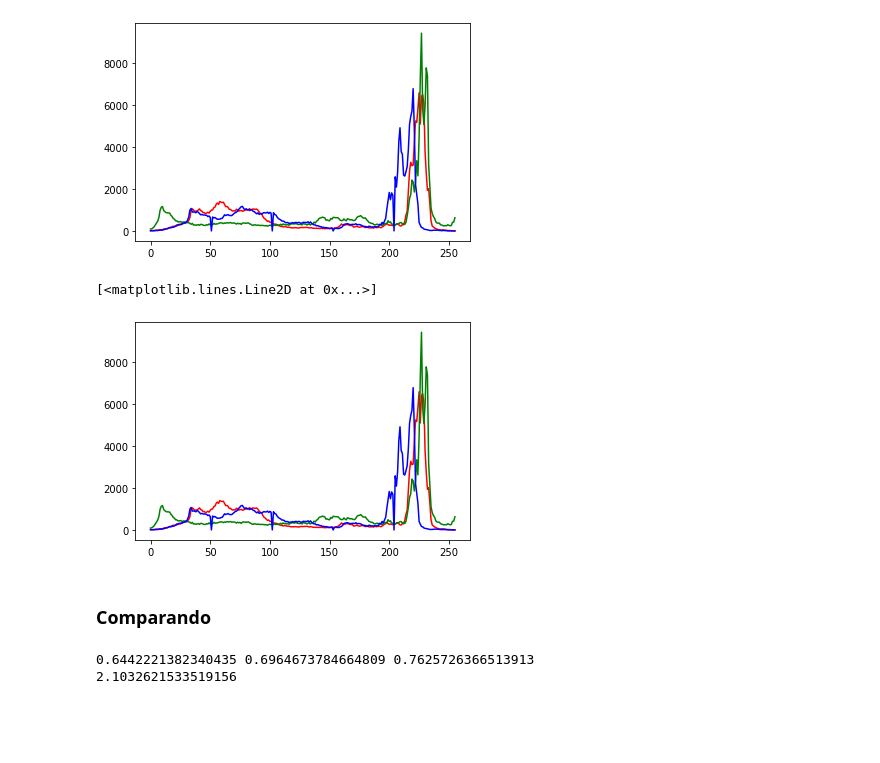
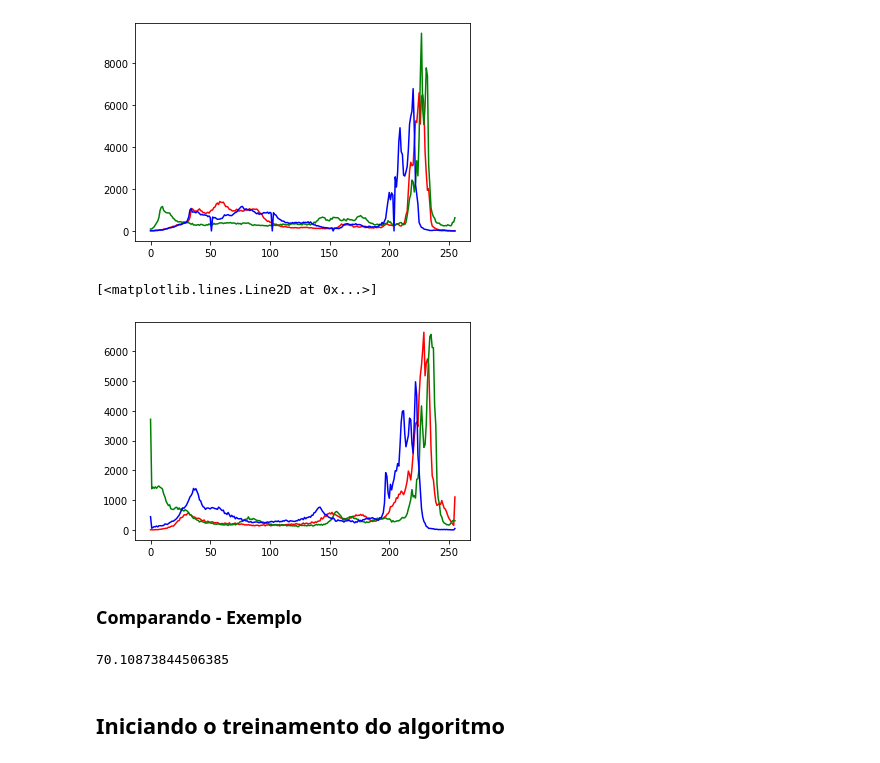
Before and after one commit to GodKelvin/PDI_Comparacao_Img_Histograma, a Jupyter notebook: pdi_tarefa_1.ipynb, the cells around one changed output. Cells and saved outputs as stored; diff of their text form; code cells hidden in the pictures; blank space fills up the shorter version.

```diff
--- a/pdi_tarefa_1.ipynb
+++ b/pdi_tarefa_1.ipynb
@@ -86,18 +86,18 @@ plt.plot(hb, color='b')
 # %%
 #Histograma da Mulher Maravilha
 image = plt.imread('./Base1/Maravilha.png')
 hr2, bins = np.histogram(image[:,:,0], bins=256)
 hg2, bins = np.histogram(image[:,:,1], bins=256)
 hb2, bins = np.histogram(image[:,:,2], bins=256)
 
-plt.plot(hr, color='r')
-plt.plot(hg, color='g')
-plt.plot(hb, color='b')
+plt.plot(hr2, color='r')
+plt.plot(hg2, color='g')
+plt.plot(hb2, color='b')
 # %% [output]
 [<matplotlib.lines.Line2D at 0x...>]
-[figure, old version]
+[figure, new version]
 # %% [markdown]
-### Comparando
+### Comparando - Exemplo
 # %%
 r = return_intersection(hr, hr2)
 g = return_intersection(hg, hg2)
@@ -105,8 +105,10 @@ b = return_intersection(hb, hb2)
 
 compatibilidade = r+g+b
 
-print(r, g, b)
-print(compatibilidade)
+#print(r, g, b)
+#Resultado da soma dividido pelo maximo == porcentagem de acerto
+print((compatibilidade / 3) * 100)
 # %% [output]
-0.6442221382340435 0.6964673784664809 0.7625726366513913
-2.1032621533519156
+70.10873844506385
+# %% [markdown]
+## Iniciando o treinamento do algoritmo
```
Also changed, not shown: parts of 5 cells of this notebook.
